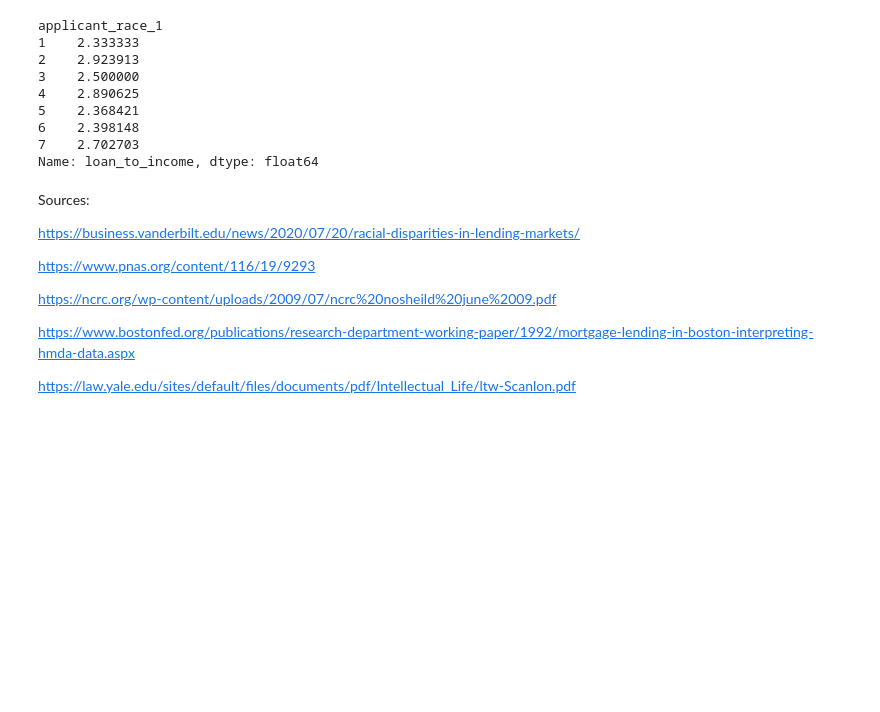
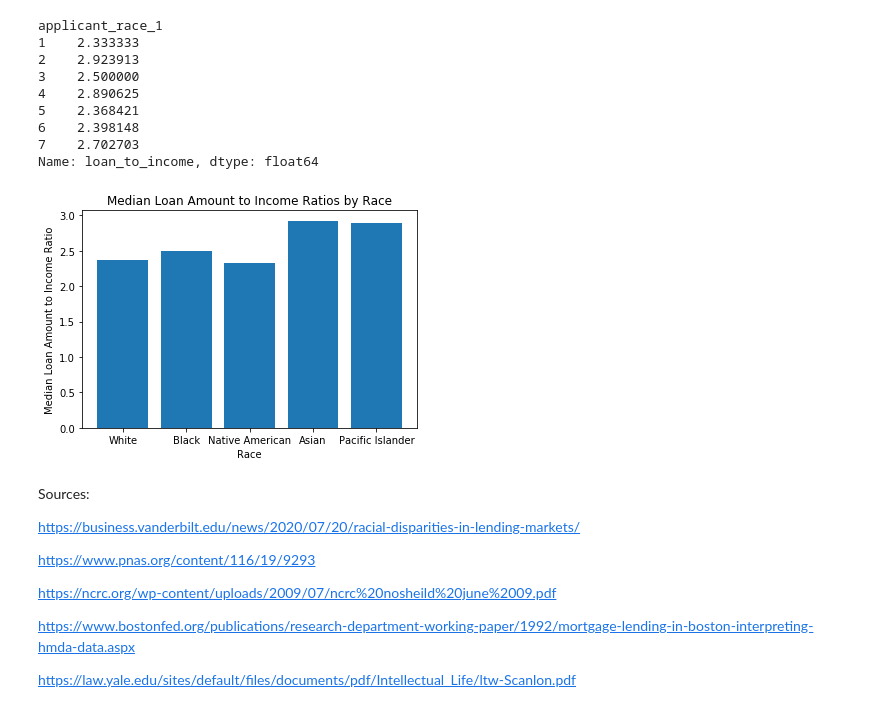
Before and after one commit to rakeshsenthil/DSC167_HMDA_Ethics, a Jupyter notebook: Paper1_checkpoint_2_submission.ipynb, the cells around one changed output. Saved outputs shown, nothing was run; the diff lists cells and outputs as text; code cells hidden in the pictures; blank space fills up the shorter version.

```diff
--- a/Paper1_checkpoint_2_submission.ipynb
+++ b/Paper1_checkpoint_2_submission.ipynb
@@ -353,6 +377,17 @@ applicant_race_1
 6    2.398148
 7    2.702703
 Name: loan_to_income, dtype: float64
+# %%
+race = ['White', 'Black', 'Native American', 'Asian', 'Pacific Islander']
+reject = [2.368421, 2.500000, 2.333333, 2.923913, 2.890625]
+
+plt.bar(race, reject)
+plt.title('Median Loan Amount to Income Ratios by Race')
+plt.xlabel('Race')
+plt.ylabel('Median Loan Amount to Income Ratio')
+plt.show()
+# %% [output]
+[figure, added]
 # %% [markdown]
 Sources:
 
```
Also changed, not shown: parts of 3 cells of this notebook.
